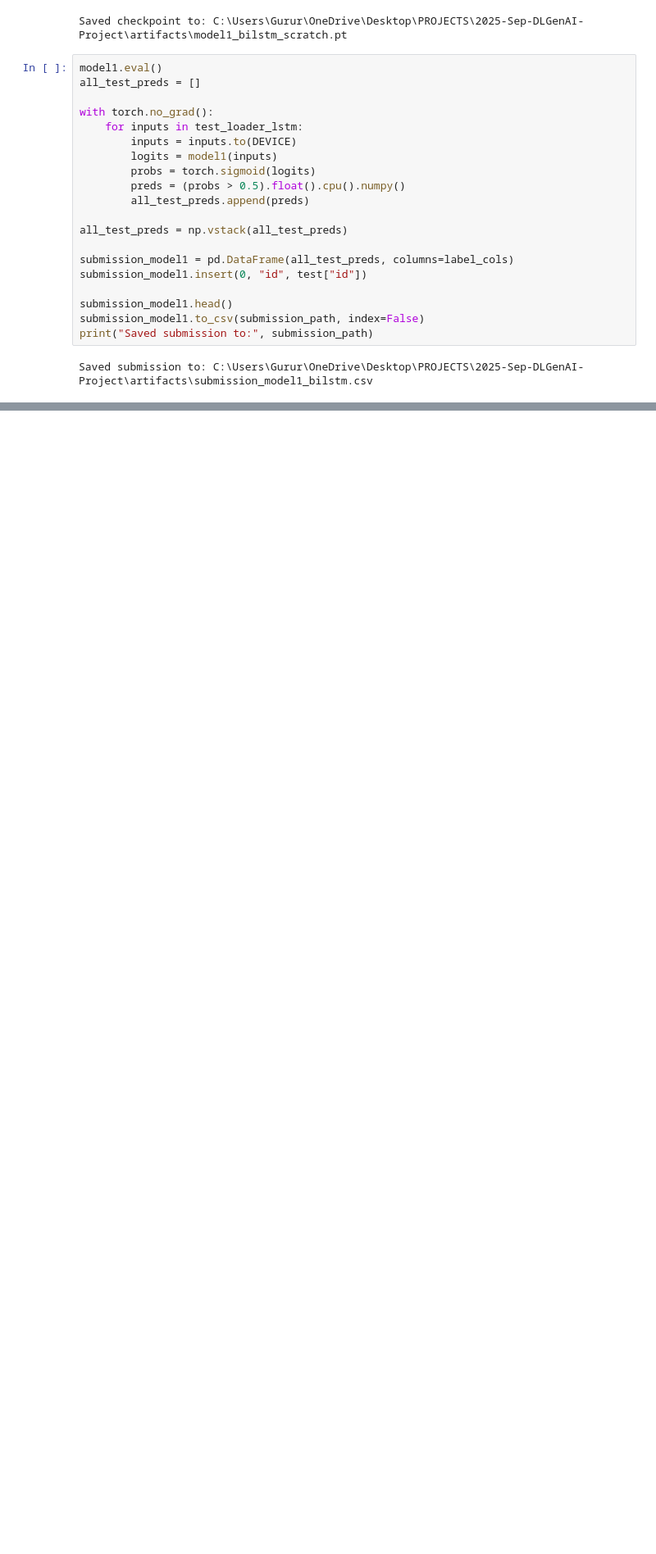
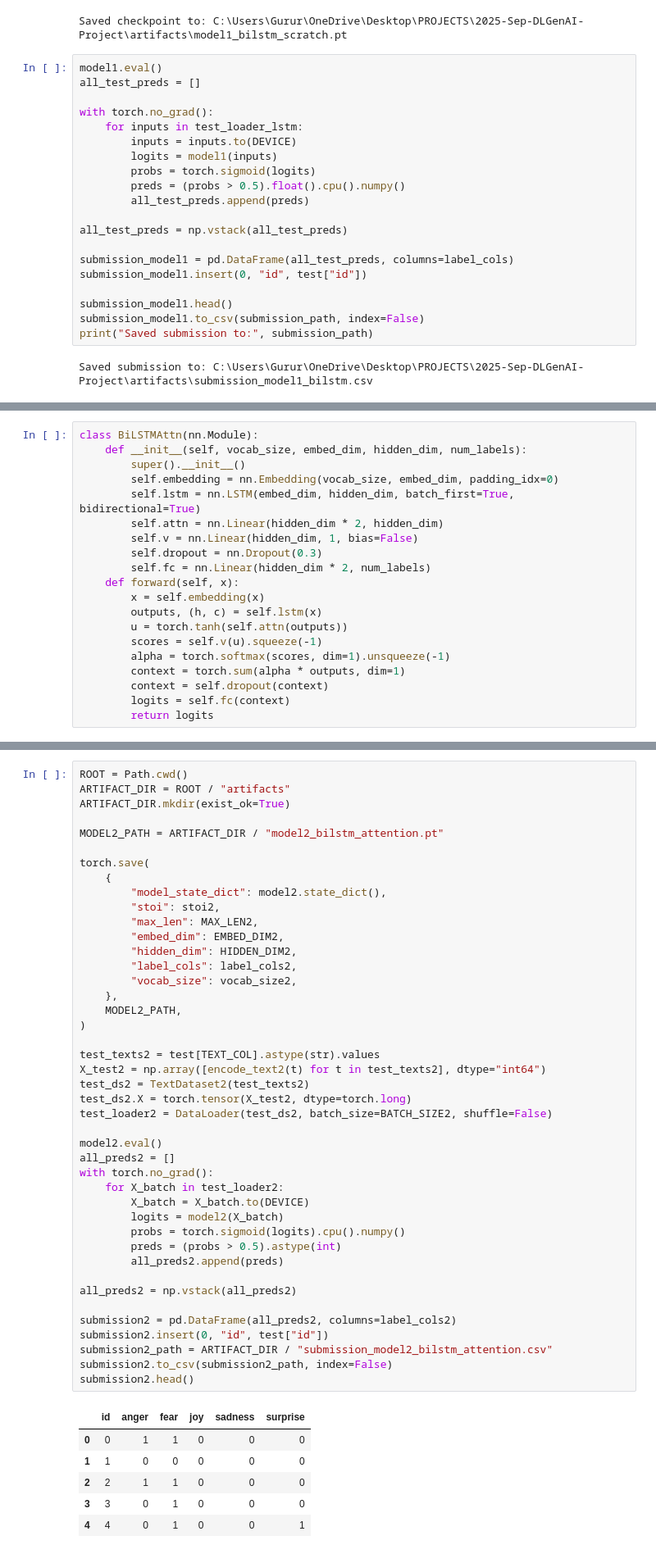
Before and after one commit to 22f3000400/2025-Sep-DLGenAI-Project, a Jupyter notebook: notebooks/dl-22f3000400-notebook-t32025.ipynb, the cells around one changed output, grey strips where cells are left out. Shown at 82% size. Drawn from its saved outputs; the diff is of its cells as text; blank space fills up the shorter version.

Commit message:
Model-2 BiLSTM + Attention

```diff
--- a/notebooks/dl-22f3000400-notebook-t32025.ipynb
+++ b/notebooks/dl-22f3000400-notebook-t32025.ipynb
@@ -616,0 +685,20 @@ Saved submission to: C:\Users\Gurur\OneDrive\Desktop\PROJECTS\2025-Sep-DLGenAI-P
+# %%
+class BiLSTMAttn(nn.Module):
+    def __init__(self, vocab_size, embed_dim, hidden_dim, num_labels):
+        super().__init__()
+        self.embedding = nn.Embedding(vocab_size, embed_dim, padding_idx=0)
+        self.lstm = nn.LSTM(embed_dim, hidden_dim, batch_first=True, bidirectional=True)
+        self.attn = nn.Linear(hidden_dim * 2, hidden_dim)
+        self.v = nn.Linear(hidden_dim, 1, bias=False)
+        self.dropout = nn.Dropout(0.3)
+        self.fc = nn.Linear(hidden_dim * 2, num_labels)
+    def forward(self, x):
+        x = self.embedding(x)
+        outputs, (h, c) = self.lstm(x)
+        u = torch.tanh(self.attn(outputs))
+        scores = self.v(u).squeeze(-1)
+        alpha = torch.softmax(scores, dim=1).unsqueeze(-1)
+        context = torch.sum(alpha * outputs, dim=1)
+        context = self.dropout(context)
+        logits = self.fc(context)
+        return logits
@@ -616,0 +824,50 @@ Saved submission to: C:\Users\Gurur\OneDrive\Desktop\PROJECTS\2025-Sep-DLGenAI-P
+# %%
+ROOT = Path.cwd()
+ARTIFACT_DIR = ROOT / "artifacts"
+ARTIFACT_DIR.mkdir(exist_ok=True)
+
+MODEL2_PATH = ARTIFACT_DIR / "model2_bilstm_attention.pt"
+
+torch.save(
+    {
+        "model_state_dict": model2.state_dict(),
+        "stoi": stoi2,
+        "max_len": MAX_LEN2,
+        "embed_dim": EMBED_DIM2,
+        "hidden_dim": HIDDEN_DIM2,
+        "label_cols": label_cols2,
+        "vocab_size": vocab_size2,
+    },
+    MODEL2_PATH,
+)
+
+test_texts2 = test[TEXT_COL].astype(str).values
+X_test2 = np.array([encode_text2(t) for t in test_texts2], dtype="int64")
+test_ds2 = TextDataset2(test_texts2)
+test_ds2.X = torch.tensor(X_test2, dtype=torch.long)
+test_loader2 = DataLoader(test_ds2, batch_size=BATCH_SIZE2, shuffle=False)
+
+model2.eval()
+all_preds2 = []
+with torch.no_grad():
+    for X_batch in test_loader2:
+        X_batch = X_batch.to(DEVICE)
+        logits = model2(X_batch)
+        probs = torch.sigmoid(logits).cpu().numpy()
+        preds = (probs > 0.5).astype(int)
+        all_preds2.append(preds)
+
+all_preds2 = np.vstack(all_preds2)
+
+submission2 = pd.DataFrame(all_preds2, columns=label_cols2)
+submission2.insert(0, "id", test["id"])
+submission2_path = ARTIFACT_DIR / "submission_model2_bilstm_attention.csv"
+submission2.to_csv(submission2_path, index=False)
+submission2.head()
+# %% [output]
+|  | id | anger | fear | joy | sadness | surprise |
+| 0 | 0 | 1 | 1 | 0 | 0 | 0 |
+| 1 | 1 | 0 | 0 | 0 | 0 | 0 |
+| 2 | 2 | 1 | 1 | 0 | 0 | 0 |
+| 3 | 3 | 0 | 1 | 0 | 0 | 0 |
+| 4 | 4 | 0 | 1 | 0 | 0 | 1 |
```
Also changed, not shown: parts of 14 cells of this notebook, 2 other files.
